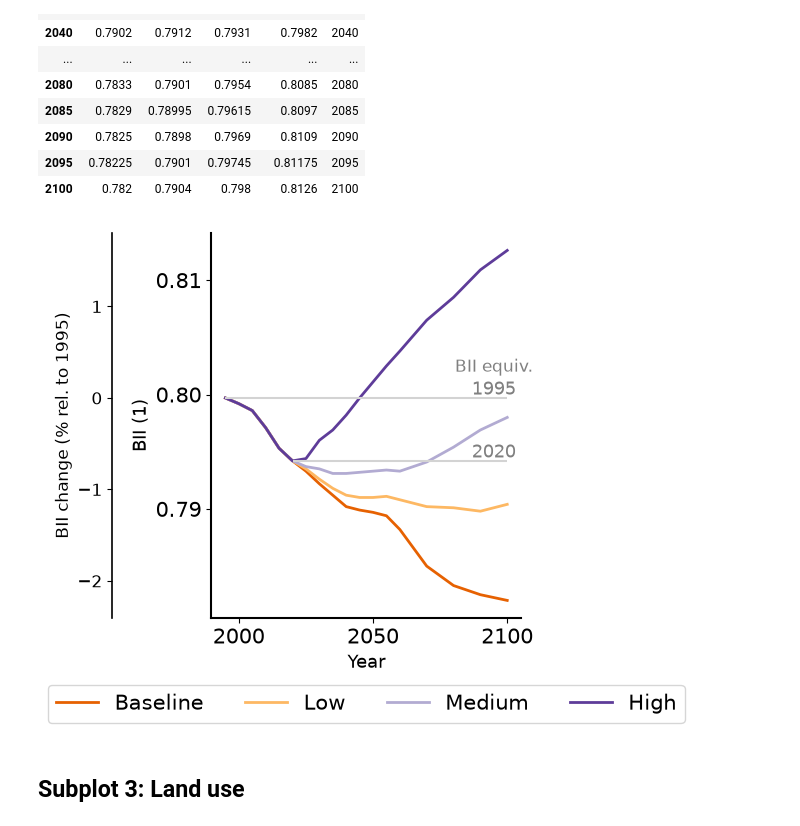
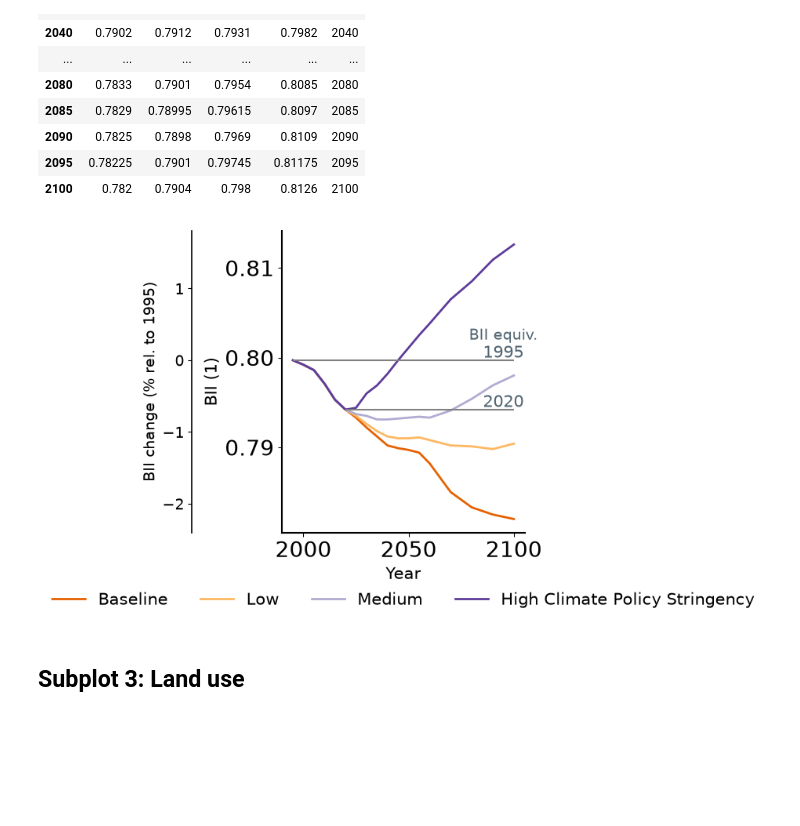
Before and after one commit to jansteinhauser/MM_scripts, a Jupyter notebook: Bio-Bio/Plot1.ipynb, the cells around one changed output. Drawn from its saved outputs; the diff is of its cells as text; code cells hidden in the pictures; blank space fills up the shorter version.

Commit message:
Finalize Bio Bio Plot 1

```diff
--- a/Bio-Bio/Plot1.ipynb
+++ b/Bio-Bio/Plot1.ipynb
@@ -8,7 +8,7 @@ from matplotlib.colors import LinearSegmentedColormap, ListedColormap
 # %%
 data_folder = "/home/j/Documents/IIASA/MM-Emulator"
 data_file = "magpie_input_MP00BI00nov23.csv"
-figure_folder = data_folder + "/figures/"
+figure_folder = data_folder + "/figures/new/"
 data_file_path = data_folder + "/" + data_file
 data = pd.read_csv(data_file_path)
 print("Figures: " + figure_folder)
@@ -199,9 +199,9 @@ df_land_full
 # %%
 # Color Scheme (default too dark) PuOr: ['#e66101','#fdb863', '#b2abd2', '#5e3c99']
 cmap_PuOr = ListedColormap(['#e66101','#fdb863', '#b2abd2', '#5e3c99'])
-ghg_labels = ["Baseline", "Low", "Medium" ,"High"]
-fs = 15
-fs_redux = 13
+ghg_labels = ["Baseline", "Low", "Medium" ,"High Climate Policy Stringency"]
+fs = 20
+fs_redux = 15
 # %% [markdown]
 ## Subplot 1: Cumulative emissions
 # %%
@@ -265,43 +265,43 @@ plot1_2 = df_bii_ghg.plot(
     yticks=[0.79,0.80,0.81]
     )
 
 for axis in ['top','bottom','left','right']:
     plot1_2.spines[axis].set_linewidth(1.5)
 plot1_2.spines.right.set_visible(False)
 plot1_2.spines.top.set_visible(False)
 plot1_2.set_xlabel("Year", fontsize = fs_redux)
 plot1_2.set_ylabel("BII (1)", fontsize = fs_redux)
 plot1_2.tick_params(axis='both', which='major', labelsize=fs)
 
-plot1_2.hlines(df_bii_ghg['GHG000'].iloc[0], xmin=1995,xmax=2100,colors='lightgray')
-plot1_2.hlines(df_bii_ghg['GHG000'].iloc[5], xmin=2020,xmax=2100,colors='lightgray')
-plot1_2.text(x=2095, y=0.802, s="BII equiv.", color='grey', ha='center', fontsize=fs_redux-1)
-plot1_2.text(x=2095, y=df_bii_ghg['GHG000'].iloc[0]+0.0003, s="1995", color='grey', ha='center', fontsize=fs_redux)
-plot1_2.text(x=2095, y=df_bii_ghg['GHG000'].iloc[5]+0.0003, s="2020", color='grey', ha='center', fontsize=fs_redux)
+plot1_2.hlines(df_bii_ghg['GHG000'].iloc[0], xmin=1995,xmax=2100,colors='gray')
+plot1_2.hlines(df_bii_ghg['GHG000'].iloc[5], xmin=2020,xmax=2100,colors='gray')
+plot1_2.text(x=2095, y=0.802, s="BII equiv.", color='#516572', ha='center', fontsize=fs_redux-1)
+plot1_2.text(x=2095, y=df_bii_ghg['GHG000'].iloc[0]+0.0003, s="1995", color='#516572', ha='center', fontsize=fs_redux)
+plot1_2.text(x=2095, y=df_bii_ghg['GHG000'].iloc[5]+0.0003, s="2020", color='#516572', ha='center', fontsize=fs_redux)
 
 def bii_to_rel(x):
     return ((x / df_bii_ghg['GHG000'].iloc[0])-1) * 100
 
 def rel_to_bii(x):
     return (x / 100 + 1) * df_bii_ghg['GHG000'].iloc[0]
 
-secax_y2 = plot1_2.secondary_yaxis(-0.32, functions=(bii_to_rel, rel_to_bii))
+secax_y2 = plot1_2.secondary_yaxis(-0.37, functions=(bii_to_rel, rel_to_bii))
 secax_y2.set_yticks([-2,-1,0,1])
 secax_y2.spines["left"].set_linewidth(1.2)
 secax_y2.tick_params(axis='both', which='major', labelsize=fs_redux-1)
 secax_y2.set_ylabel("BII change (% rel. to 1995)", fontsize = fs_redux-1)
 
 
 fig1_2 = plot1_2.get_figure()
-fig1_2.savefig(figure_folder + "test1_2.png", bbox_inches = "tight")
+fig1_2.savefig(figure_folder + "fig1_2.png", bbox_inches = "tight")
 
 handles, labels = plot1_2.get_legend_handles_labels()
-plot1_2.legend(handles, ghg_labels,loc="lower center", bbox_to_anchor=(0.5, -0.30), ncol=len(co2_y.columns), fontsize = fs)
+plot1_2.legend(handles, ghg_labels,loc="lower center", bbox_to_anchor=(0.5, -0.3), ncol=len(co2_y.columns), fontsize = fs_redux, frameon=False)
 
 fig1_2 = plot1_2.get_figure()
-fig1_2.savefig(figure_folder + "test1_2+legend.png", bbox_inches = "tight")
+fig1_2.savefig(figure_folder + "fig1_2+legend.png", bbox_inches = "tight")
 # %% [output]
-[figure, old version]
+[figure, new version]
 # %% [markdown]
 ## Subplot 3: Land use
 # %%
```
Also changed, not shown: parts of 9 cells of this notebook.
